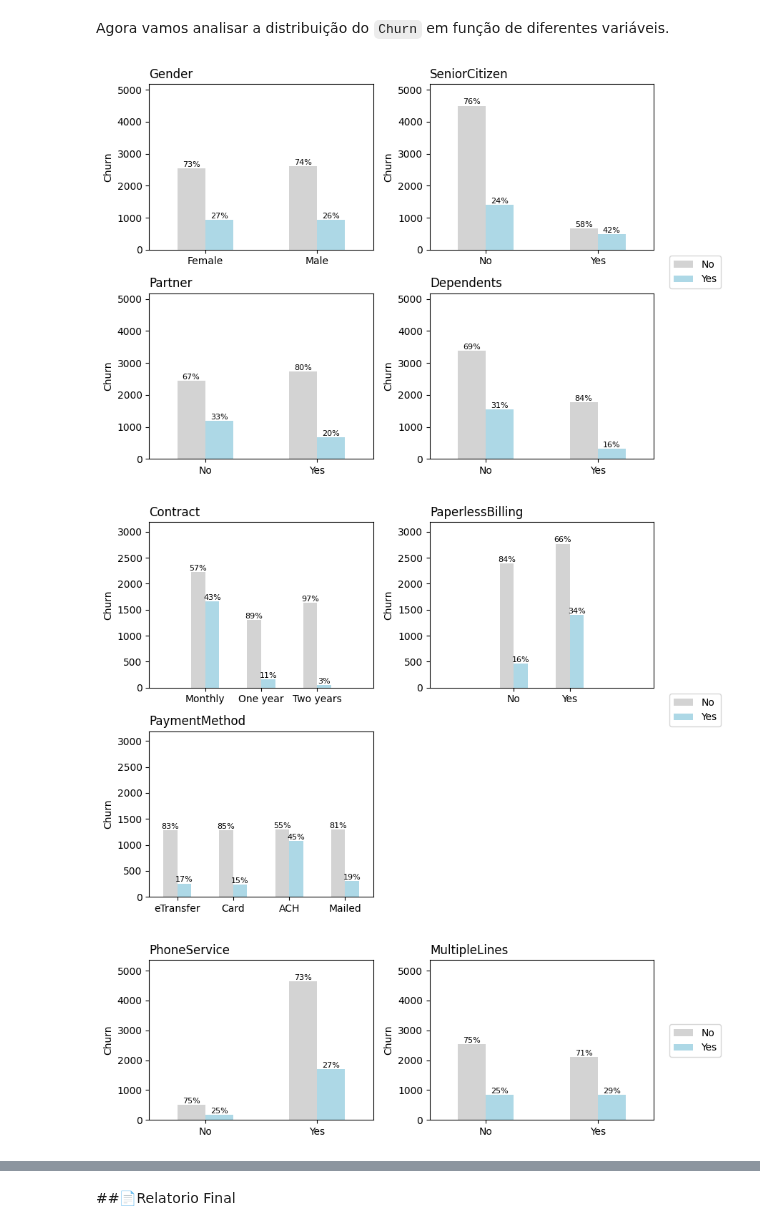
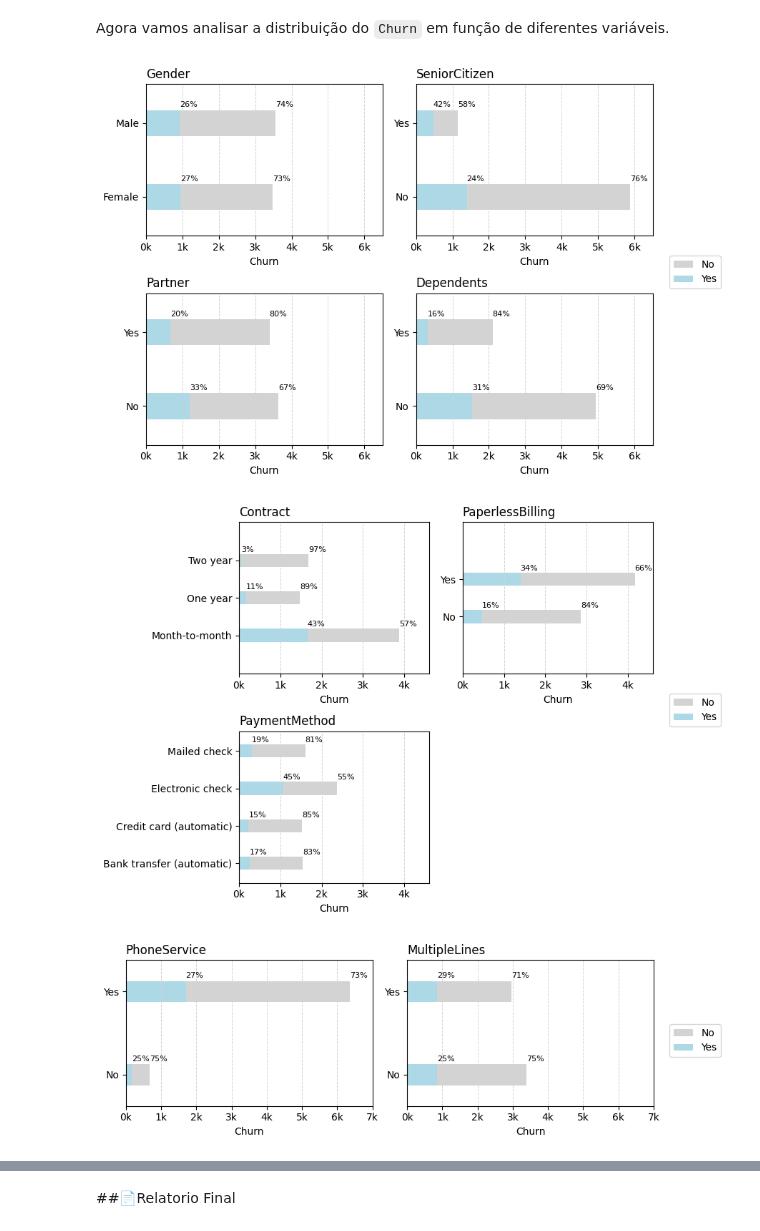
Before and after one commit to rafaelreisramos/oracle-one, a Jupyter notebook: challenge-telecom-x/TelecomX_BR.ipynb, the cells around one changed output, grey strips where cells are left out. Cells and saved outputs as stored; diff of their text form; code cells hidden in the pictures.

```diff
--- a/challenge-telecom-x/TelecomX_BR.ipynb
+++ b/challenge-telecom-x/TelecomX_BR.ipynb
@@ -462,20 +575,18 @@ def subplots(lines, columns, variables, y_limits, figsize, skip=[], drop=''):
 
     return fig, axs
 # %%
-fig, ax = subplots(2, 2, ['Gender', 'SeniorCitizen', 'Partner', 'Dependents'], (0,4000), (8,6))
+fig, ax = subplots_horizontal(2, 2, ['Gender', 'SeniorCitizen', 'Partner', 'Dependents'], (0,6500), (8,6), bar_height=0.35)
 plt.show()
 # %% [output]
-[figure, old version]
+[figure, new version]
 # %%
-fig, ax = subplots(2, 2, ['Contract', 'PaperlessBilling', 'PaymentMethod'], (0,3000), (8,6), skip=[3])
-ax[0].set_xticklabels(['Monthly', 'One year', 'Two years'])
-ax[2].set_xticklabels(['eTransfer', 'Card', 'ACH', 'Mailed'])
+fig, ax = subplots_horizontal(2, 2, ['Contract', 'PaperlessBilling', 'PaymentMethod'], (0,4600), (8,6), skip=[3], bar_height=0.35)
 plt.show()
 # %% [output]
-[figure, old version]
+[figure, new version]
 # %%
-fig, ax = subplots(1, 2, ['PhoneService', 'MultipleLines'], (0,3000), (8,3), drop='No phone service')
+fig, ax = subplots_horizontal(1, 2, ['PhoneService', 'MultipleLines'], (0,7000), (8,3), drop='No phone service', bar_height=0.25)
 plt.show()
 # %% [output]
-[figure, old version]
+[figure, new version]
 # %%
```
Also changed, not shown: parts of 7 cells of this notebook.
